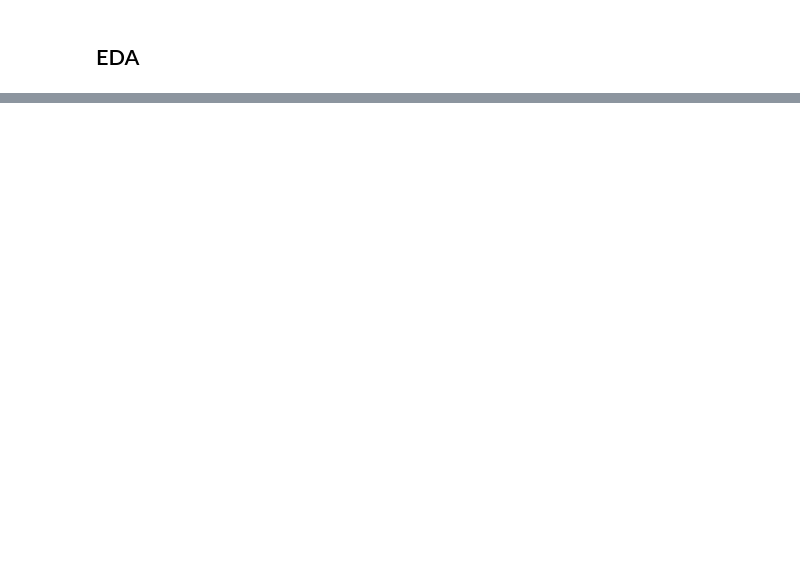
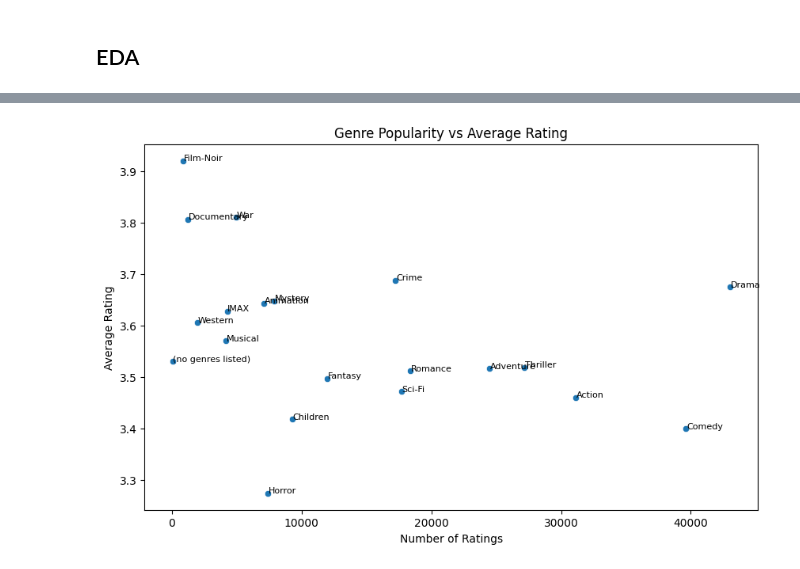
Before and after one commit to chamiltonb8/STAT_486_final_proj, a Jupyter notebook: data_cleaning.ipynb, the cells around one changed output, grey strips where cells are left out. Drawn from its saved outputs; the diff is of its cells as text; code cells hidden in the pictures; blank space fills up the shorter version.

```diff
--- a/data_cleaning.ipynb
+++ b/data_cleaning.ipynb
@@ -90,0 +110,37 @@ Passing `palette` without assigning `hue` is deprecated and will be removed in v
+# %%
+# Count how many ratings each genre has
+genre_counts = {}
+for genre in genre_cols:
+    genre_counts[genre] = df_final[genre].sum()
+
+genre_counts = pd.Series(genre_counts)
+
+# Combine with average rating
+genre_summary = pd.DataFrame({
+    'AvgRating': genre_avg_rating,
+    'Count': genre_counts
+})
+
+# Plot
+plt.figure(figsize=(10,6))
+sns.scatterplot(
+    data=genre_summary,
+    x='Count',
+    y='AvgRating'
+)
+
+# Label a few points
+for i in genre_summary.index:
+    plt.text(
+        genre_summary.loc[i, 'Count'] + 50,
+        genre_summary.loc[i, 'AvgRating'],
+        i,
+        fontsize=8
+    )
+
+plt.title("Genre Popularity vs Average Rating")
+plt.xlabel("Number of Ratings")
+plt.ylabel("Average Rating")
+plt.show()
+# %% [output]
+[figure, added]
```
Also changed, not shown: parts of 10 cells of this notebook.
